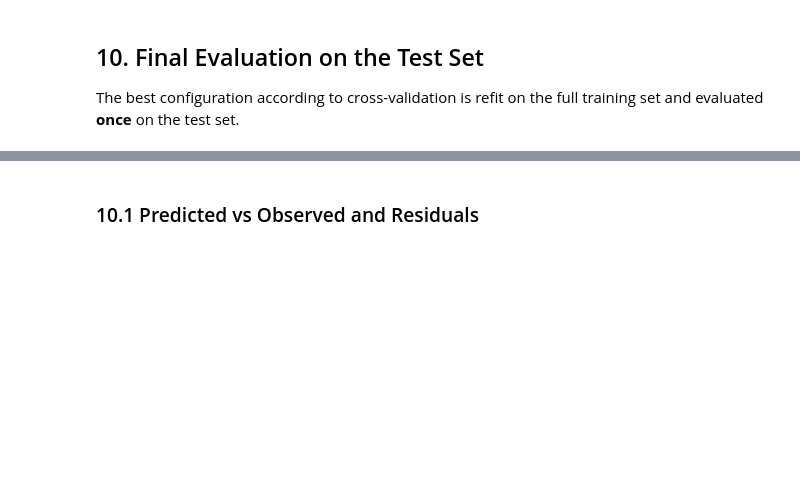
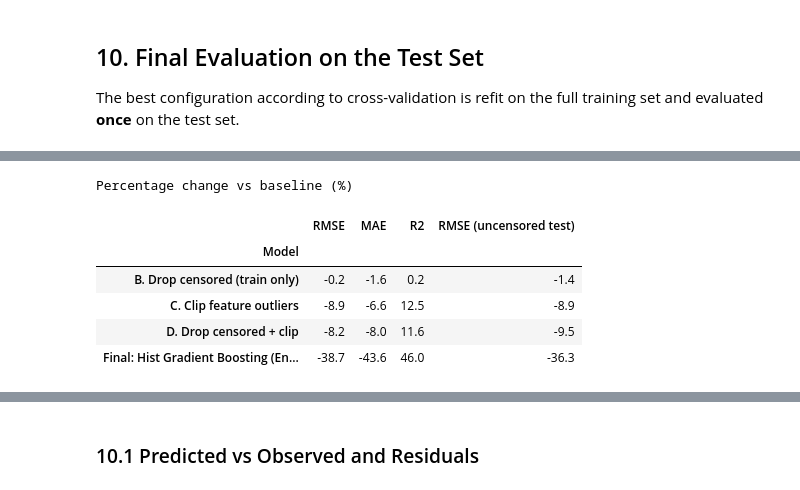
Before and after one commit to fridacarbajalordonez/py-housing-price-prediction, a Jupyter notebook: notebooks/housing_price_prediction_v2.ipynb, the cells around one changed output, grey strips where cells are left out. Saved outputs shown, nothing was run; the diff lists cells and outputs as text; code cells hidden in the pictures; blank space fills up the shorter version.

```diff
--- a/notebooks/housing_price_prediction_v2.ipynb
+++ b/notebooks/housing_price_prediction_v2.ipynb
@@ -518,0 +535,18 @@ res.round(4)
+# %%
+baseline = "A. Baseline (all data)"
+metrics = ["RMSE", "MAE", "R2", "RMSE (uncensored test)"]
+
+base = res.loc[baseline, metrics]
+abs_change = res[metrics].sub(base, axis=1)
+pct_change = abs_change.div(base, axis=1) * 100
+
+print("Percentage change vs baseline (%)")
+display(pct_change.drop(index=baseline).round(1))
+# %% [output]
+Percentage change vs baseline (%)
+|  | RMSE | MAE | R2 | RMSE (uncensored test) |
+| Model |  |  |  |  |
+| B. Drop censored (train only) | -0.2 | -1.6 | 0.2 | -1.4 |
+| C. Clip feature outliers | -8.9 | -6.6 | 12.5 | -8.9 |
+| D. Drop censored + clip | -8.2 | -8.0 | 11.6 | -9.5 |
+| Final: Hist Gradient Boosting (En... | -38.7 | -43.6 | 46.0 | -36.3 |
```
Also changed, not shown: parts of 7 cells of this notebook.
